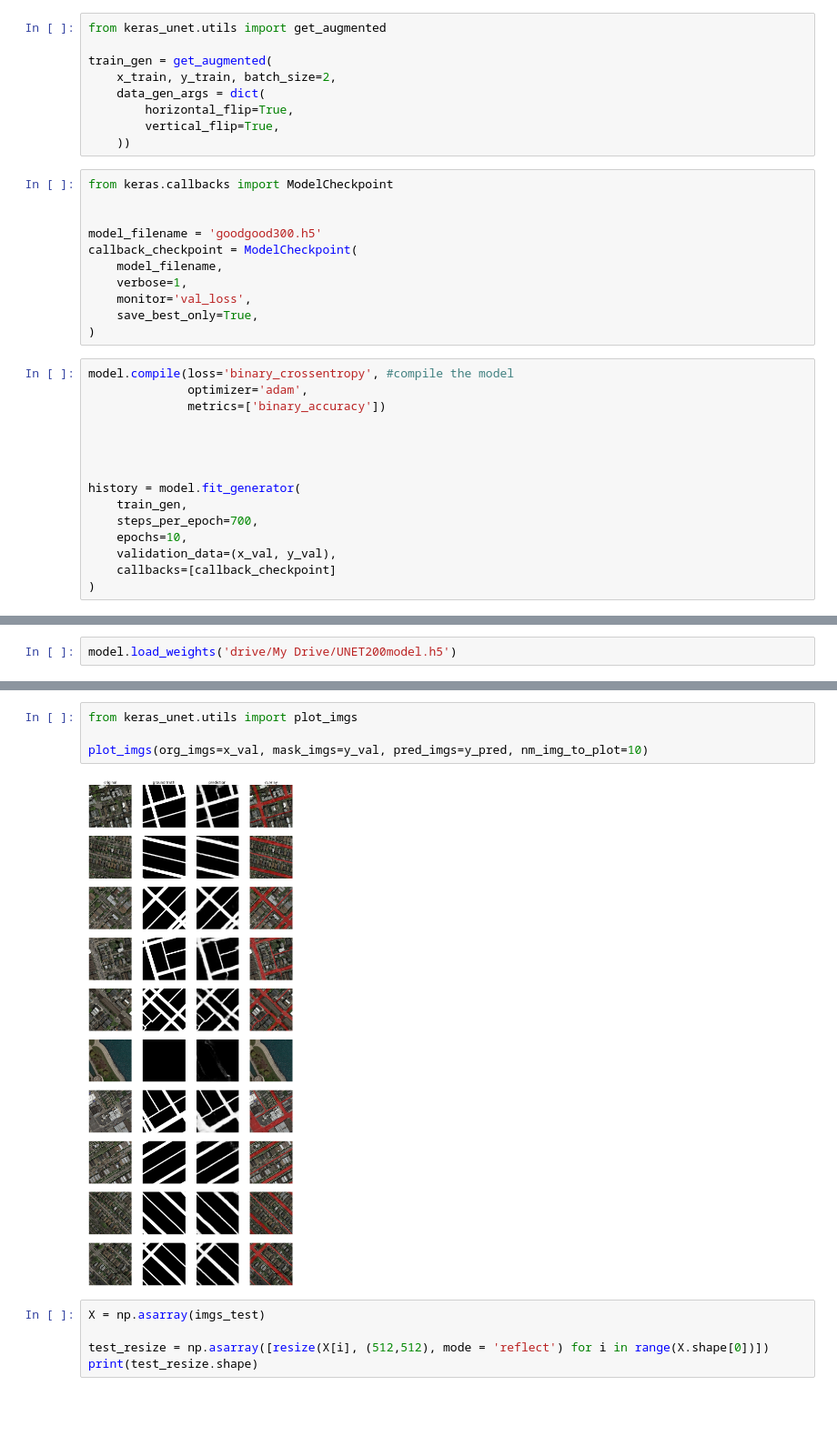
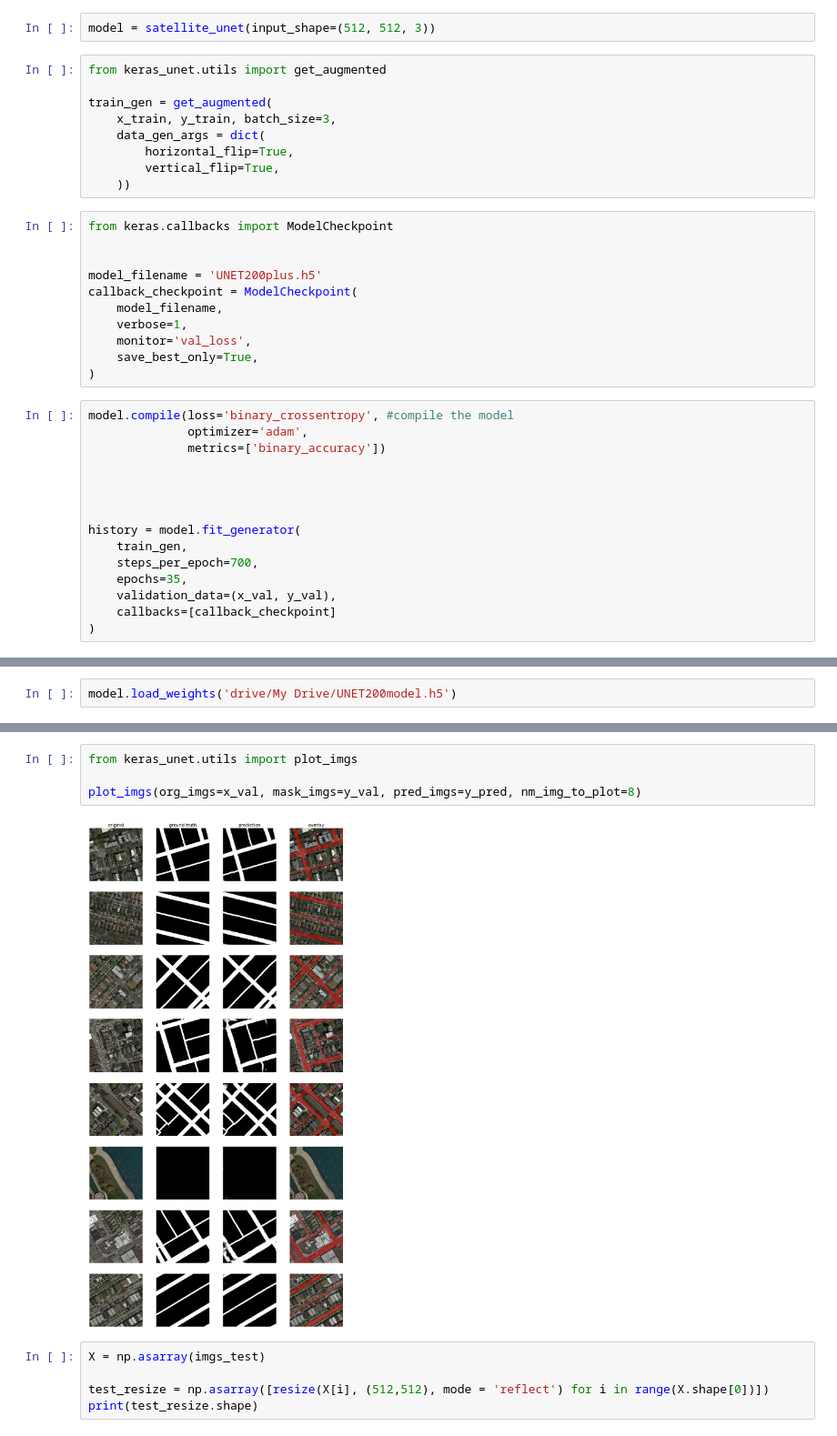
Before and after one commit to arthurbabey/road66, a Jupyter notebook: unet_colab.ipynb, the cells around one changed output, grey strips where cells are left out. Shown at 91% size. Cells and saved outputs as stored; diff of their text form; blank space fills up the shorter version.

```diff
--- a/unet_colab.ipynb
+++ b/unet_colab.ipynb
@@ -279,11 +282,13 @@ Yr = np.reshape(Yr, (700, 512, 512, 1))
 # %%
 x_train, x_val, y_train, y_val = train_test_split(Xr, Yr,
                                                       test_size=0.25,  random_state=42)
+# %%
+model = satellite_unet(input_shape=(512, 512, 3))
 # %%
 from keras_unet.utils import get_augmented
 
 train_gen = get_augmented(
-    x_train, y_train, batch_size=2,
+    x_train, y_train, batch_size=3,
     data_gen_args = dict(
         horizontal_flip=True,
         vertical_flip=True,
@@ -292,7 +297,7 @@ train_gen = get_augmented(
 from keras.callbacks import ModelCheckpoint
 
 
-model_filename = 'goodgood300.h5'
+model_filename = 'UNET200plus.h5'
 callback_checkpoint = ModelCheckpoint(
     model_filename,
     verbose=1,
@@ -310,7 +315,7 @@ model.compile(loss='binary_crossentropy', #compile the model
 history = model.fit_generator(
     train_gen,
     steps_per_epoch=700,
-    epochs=10,
+    epochs=35,
     validation_data=(x_val, y_val),
     callbacks=[callback_checkpoint]
 )
@@ -344,9 +351,9 @@ y_pred = model.predict(x_val, batch_size = 1, verbose = 1)
 # %%
 from keras_unet.utils import plot_imgs
 
-plot_imgs(org_imgs=x_val, mask_imgs=y_val, pred_imgs=y_pred, nm_img_to_plot=10)
+plot_imgs(org_imgs=x_val, mask_imgs=y_val, pred_imgs=y_pred, nm_img_to_plot=8)
 # %% [output]
-[figure, old version]
+[figure, new version]
 # %%
 X = np.asarray(imgs_test)
 
```
Also changed, not shown: parts of 22 cells of this notebook.
